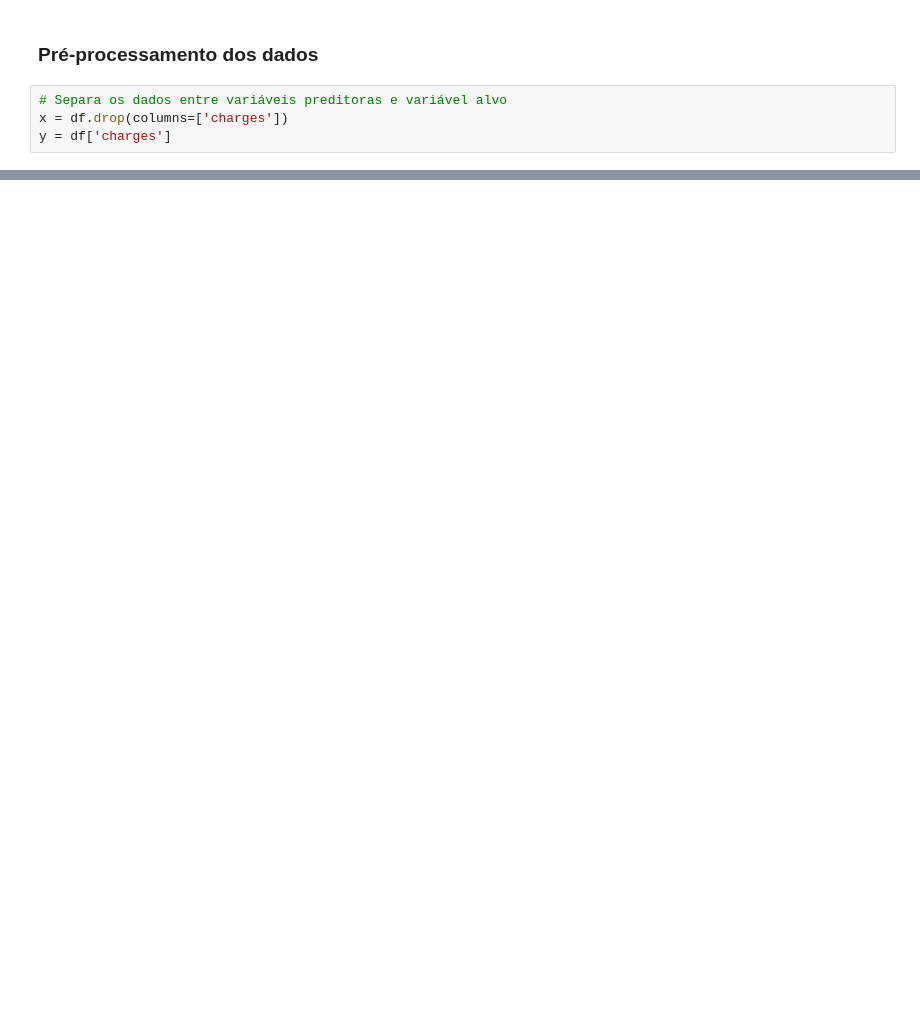
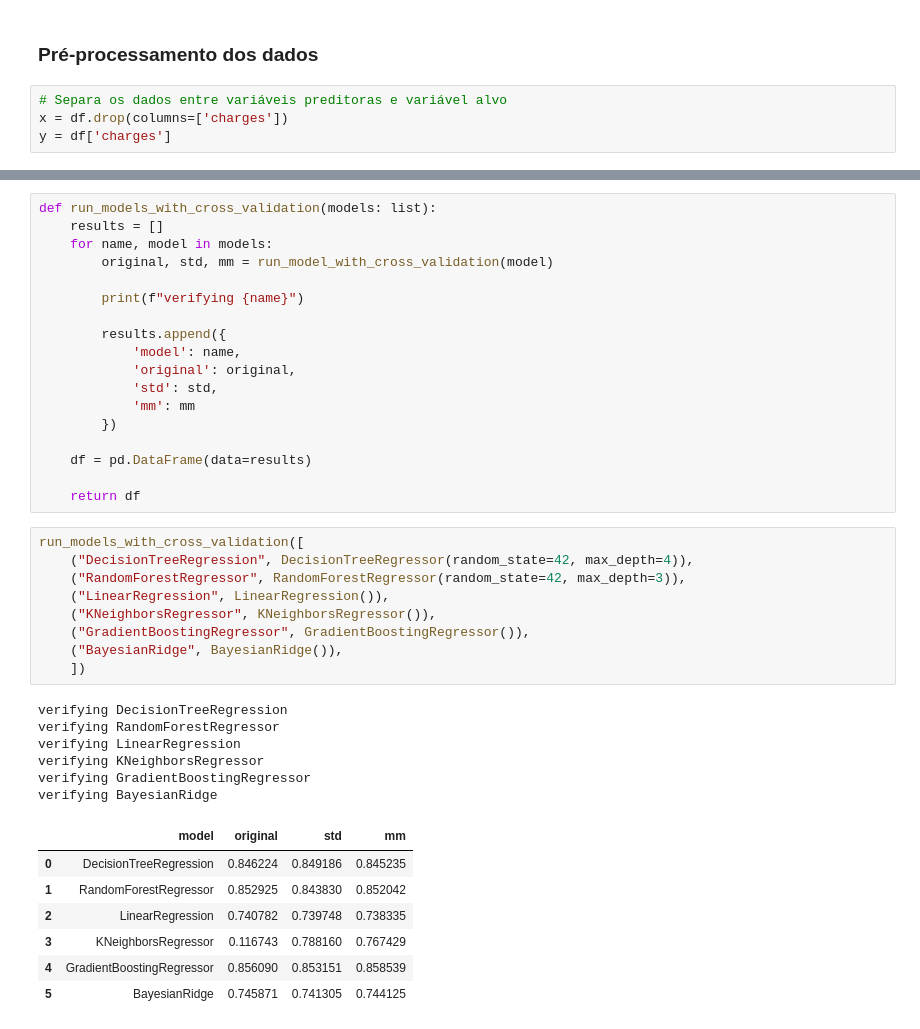
Before and after one commit to willsilvano/tech-challenges-post-tech-fiap, a Jupyter notebook: fase-01/tech-challenge-01.ipynb, the cells around one changed output, grey strips where cells are left out. Cells and saved outputs as stored; diff of their text form; blank space fills up the shorter version.

Commit message:
Iniciada validação do modelo
Co-authored-by: WillianSM <willsilvano@users.noreply.github.com>

```diff
--- a/fase-01/tech-challenge-01.ipynb
+++ b/fase-01/tech-challenge-01.ipynb
@@ -309,0 +364,41 @@ X_train.head()
+# %%
+def run_models_with_cross_validation(models: list):
+    results = []
+    for name, model in models:
+        original, std, mm = run_model_with_cross_validation(model)
+
+        print(f"verifying {name}")
+
+        results.append({
+            'model': name,
+            'original': original,
+            'std': std,
+            'mm': mm
+        })
+
+    df = pd.DataFrame(data=results)
+
+    return df
+# %%
+run_models_with_cross_validation([
+    ("DecisionTreeRegression", DecisionTreeRegressor(random_state=42, max_depth=4)),
+    ("RandomForestRegressor", RandomForestRegressor(random_state=42, max_depth=3)),
+    ("LinearRegression", LinearRegression()),
+    ("KNeighborsRegressor", KNeighborsRegressor()),
+    ("GradientBoostingRegressor", GradientBoostingRegressor()),
+    ("BayesianRidge", BayesianRidge()),
+    ])
+# %% [output]
+verifying DecisionTreeRegression
+verifying RandomForestRegressor
+verifying LinearRegression
+verifying KNeighborsRegressor
+verifying GradientBoostingRegressor
+verifying BayesianRidge
+|  | model | original | std | mm |
+| 0 | DecisionTreeRegression | 0.846224 | 0.849186 | 0.845235 |
+| 1 | RandomForestRegressor | 0.852925 | 0.843830 | 0.852042 |
+| 2 | LinearRegression | 0.740782 | 0.739748 | 0.738335 |
+| 3 | KNeighborsRegressor | 0.116743 | 0.788160 | 0.767429 |
+| 4 | GradientBoostingRegressor | 0.856090 | 0.853151 | 0.858539 |
+| 5 | BayesianRidge | 0.745871 | 0.741305 | 0.744125 |
```
Also changed, not shown: parts of 16 cells of this notebook.
